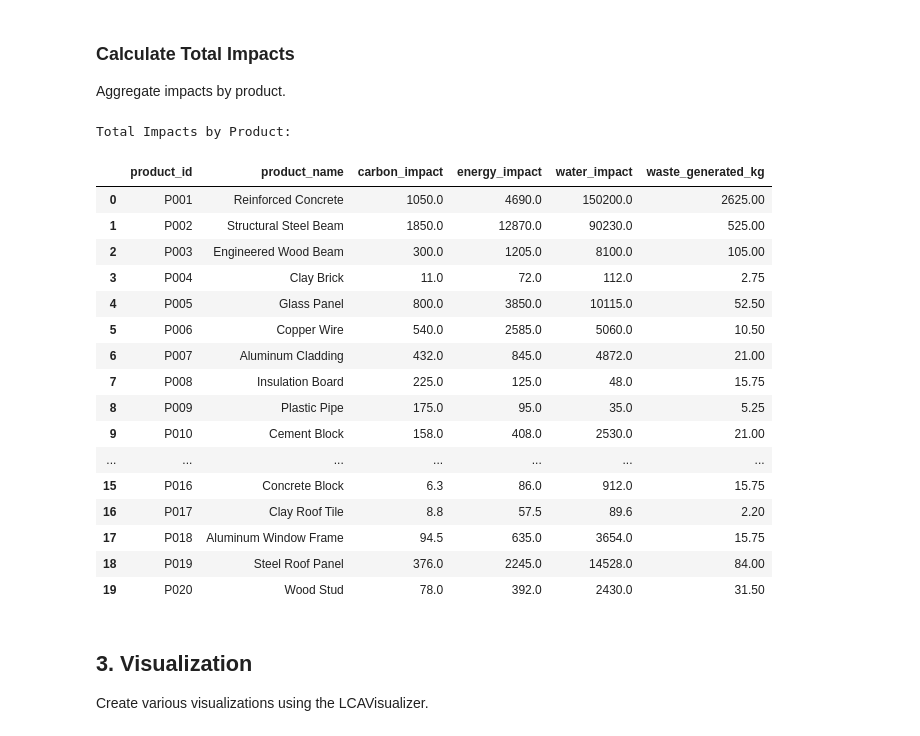
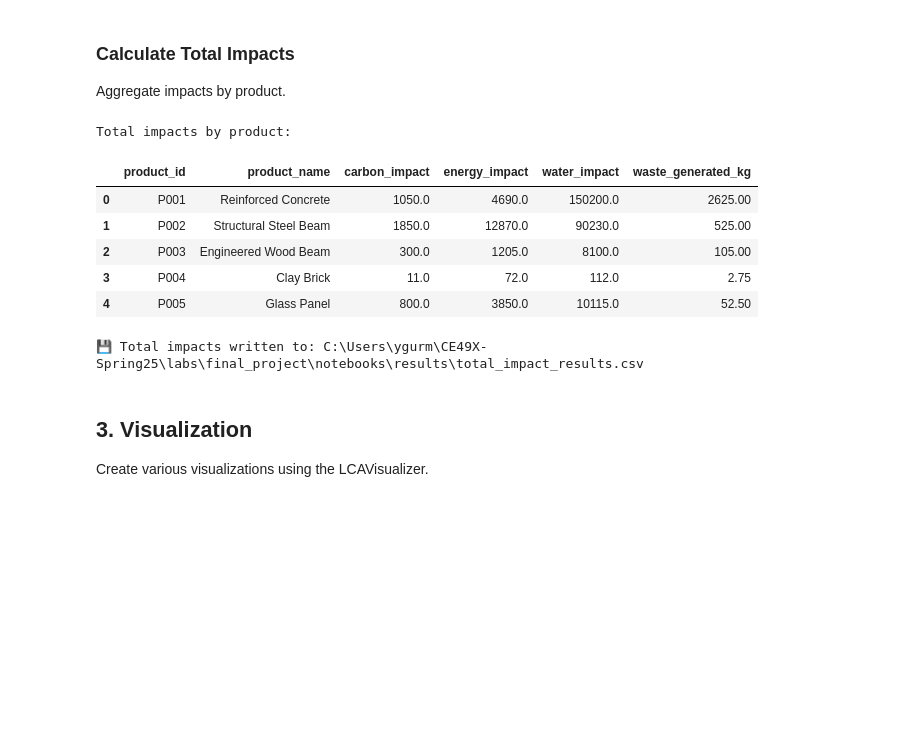
Before and after one commit to ygurmeric/CE49X-Spring25, a Jupyter notebook: labs/final_project/notebooks/lca_analysis_final.ipynb, the cells around one changed output. Drawn from its saved outputs; the diff is of its cells as text; code cells hidden in the pictures; blank space fills up the shorter version.

Commit message:
Add final_project

```diff
--- a/labs/final_project/notebooks/lca_analysis_final.ipynb
+++ b/labs/final_project/notebooks/lca_analysis_final.ipynb
@@ -83,29 +145,31 @@ Calculated Impacts Shape: (60, 14)
 ### Calculate Total Impacts
 Aggregate impacts by product.
 # %%
-# Calculate total impacts
-total_impacts = calculator.calculate_total_impacts(impacts)
-print("Total Impacts by Product:")
-total_impacts
+# --- Calculate & inspect total impacts -------------------------------------
+# 'impacts' DataFrame'i bir üst hücrede oluşturulmuş olmalı
+totals_df = calculator.calculate_total_impacts(impacts)
+print("Total impacts by product:")
+display(totals_df.head())
+
+# --- Persist total-impact results ------------------------------------------
+from pathlib import Path
+
+RESULTS_DIR = Path("results")
+RESULTS_DIR.mkdir(exist_ok=True, parents=True)   # create if missing
+
+output_csv = RESULTS_DIR / "total_impact_results.csv"
+totals_df.to_csv(output_csv, index=False)
+
+print(f"💾 Total impacts written to: {output_csv.resolve()}")
 # %% [output]
-Total Impacts by Product:
+Total impacts by product:
 |  | product_id | product_name | carbon_impact | energy_impact | water_impact | waste_generated_kg |
 | 0 | P001 | Reinforced Concrete | 1050.0 | 4690.0 | 150200.0 | 2625.00 |
 | 1 | P002 | Structural Steel Beam | 1850.0 | 12870.0 | 90230.0 | 525.00 |
 | 2 | P003 | Engineered Wood Beam | 300.0 | 1205.0 | 8100.0 | 105.00 |
 | 3 | P004 | Clay Brick | 11.0 | 72.0 | 112.0 | 2.75 |
 | 4 | P005 | Glass Panel | 800.0 | 3850.0 | 10115.0 | 52.50 |
-| 5 | P006 | Copper Wire | 540.0 | 2585.0 | 5060.0 | 10.50 |
-| 6 | P007 | Aluminum Cladding | 432.0 | 845.0 | 4872.0 | 21.00 |
-| 7 | P008 | Insulation Board | 225.0 | 125.0 | 48.0 | 15.75 |
-| 8 | P009 | Plastic Pipe | 175.0 | 95.0 | 35.0 | 5.25 |
-| 9 | P010 | Cement Block | 158.0 | 408.0 | 2530.0 | 21.00 |
-| ... | ... | ... | ... | ... | ... | ... |
-| 15 | P016 | Concrete Block | 6.3 | 86.0 | 912.0 | 15.75 |
-| 16 | P017 | Clay Roof Tile | 8.8 | 57.5 | 89.6 | 2.20 |
-| 17 | P018 | Aluminum Window Frame | 94.5 | 635.0 | 3654.0 | 15.75 |
-| 18 | P019 | Steel Roof Panel | 376.0 | 2245.0 | 14528.0 | 84.00 |
-| 19 | P020 | Wood Stud | 78.0 | 392.0 | 2430.0 | 31.50 |
+💾 Total impacts written to: C:\Users\ygurm\CE49X-Spring25\labs\final_project\notebooks\results\total_impact_results.csv
 # %% [markdown]
 ## 3. Visualization
 
```
Also changed, not shown: parts of 5 cells of this notebook, 6 other files.
